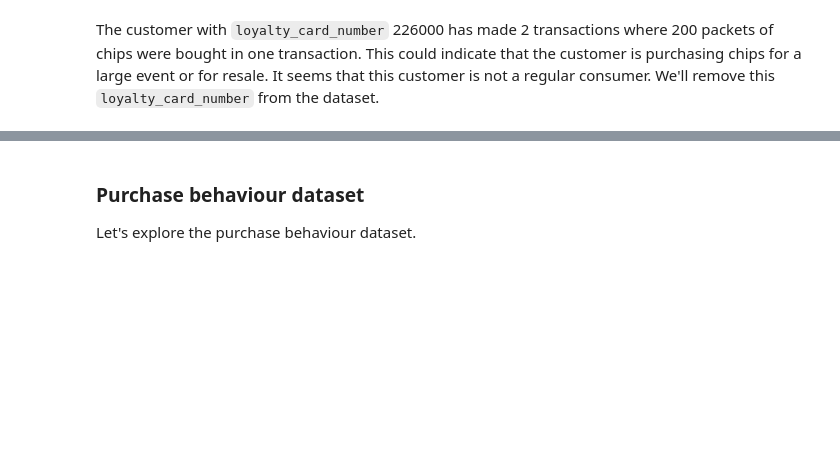
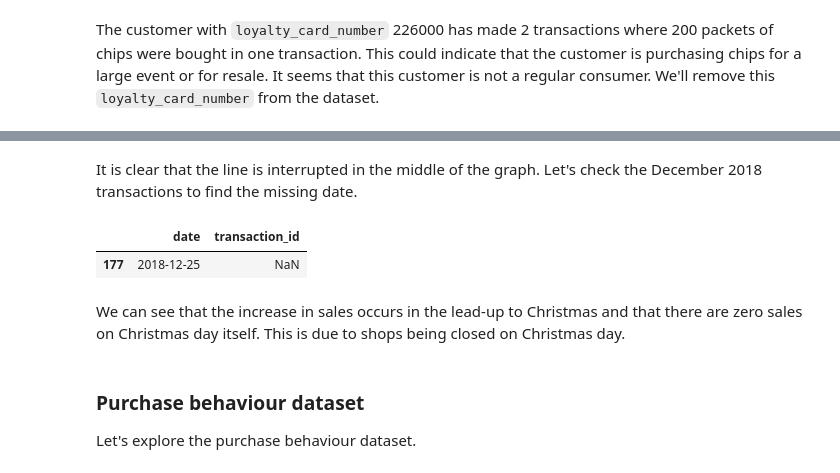
Before and after one commit to 7086600/quantium_project, a Jupyter notebook: quantium.ipynb, the cells around one changed output, grey strips where cells are left out. Cells and saved outputs as stored; diff of their text form; code cells hidden in the pictures; blank space fills up the shorter version.

```diff
--- a/quantium.ipynb
+++ b/quantium.ipynb
@@ -395,3 +436,12 @@ plt.show()
+# %% [markdown]
+It is clear that the line is interrupted in the middle of the graph. Let's check the December 2018 transactions to find the missing date.
+# %%
+transactions_by_day_full[transactions_by_day_full['transaction_id'].isna()]
+# %% [output]
+|  | date | transaction_id |
+| 177 | 2018-12-25 | NaN |
+# %% [markdown]
+We can see that the increase in sales occurs in the lead-up to Christmas and that there are zero sales on Christmas day itself. This is due to shops being closed on Christmas day.
 # %% [markdown]
 ### Purchase behaviour dataset
 
```
Also changed, not shown: parts of 11 cells of this notebook.
